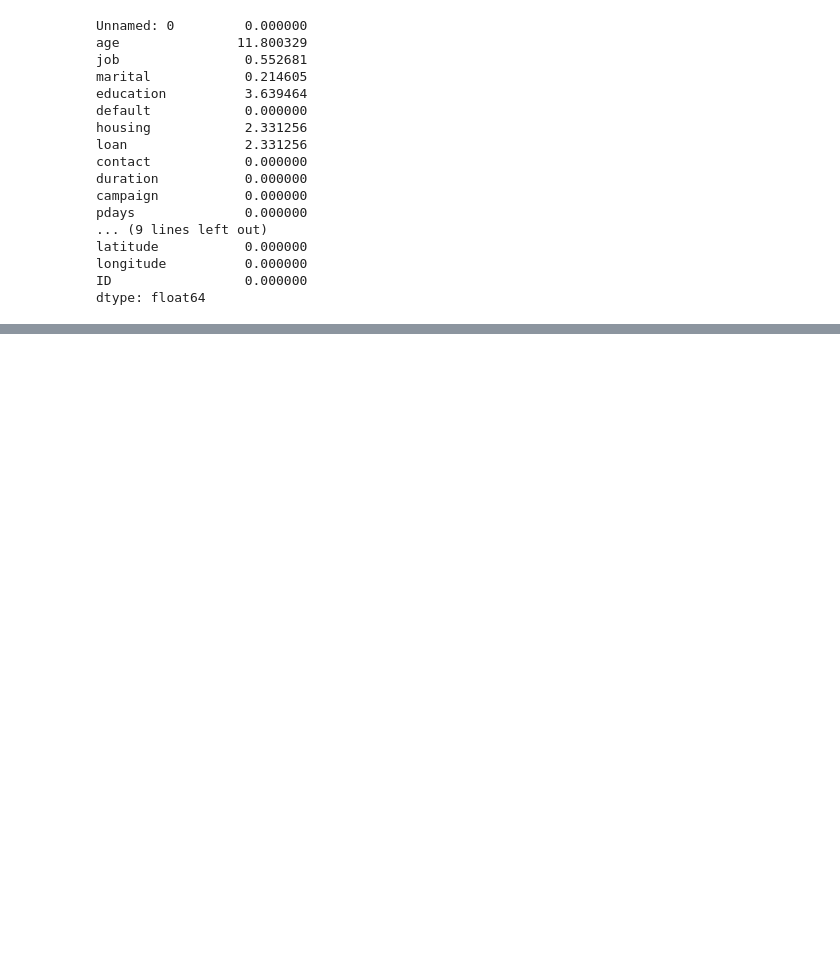
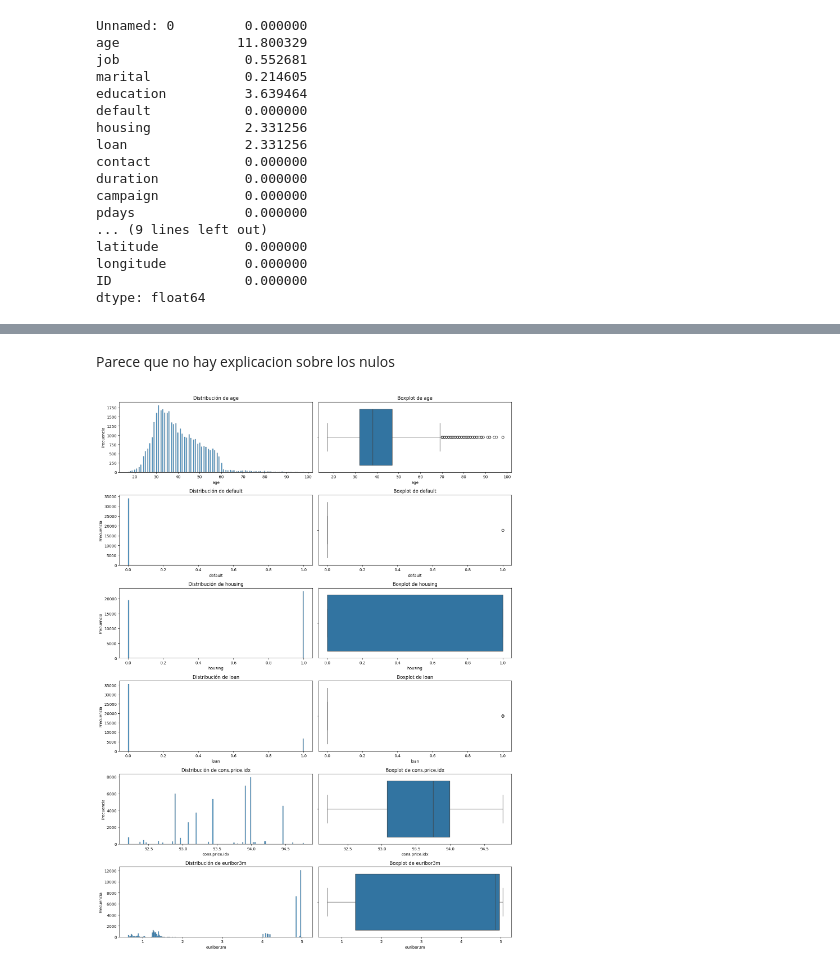
Before and after one commit to mrosaortega/Proyecto_EDA_Python, a Jupyter notebook: notebook/03_nulos.ipynb, the cells around one changed output, grey strips where cells are left out. Saved outputs shown, nothing was run; the diff lists cells and outputs as text; code cells hidden in the pictures; blank space fills up the shorter version.

```diff
--- a/notebook/03_nulos.ipynb
+++ b/notebook/03_nulos.ipynb
@@ -190,0 +75,5 @@ None
+# %%
+for col in df_nulos.select_dtypes(include="number").columns:
+    print(col.upper())
+    display(df[col].value_counts()/df.shape[0]*100)
+    print("_______________")
@@ -244,0 +244,28 @@ dtype: float64
+# %% [markdown]
+Parece que no hay explicacion sobre los nulos
+# %%
+def subplot_col_num (dataframe):
+    col_nums = dataframe.select_dtypes(include="number").columns
+    num_graph = len(col_nums)
+    num_rows = (num_graph + 2)// 2
+
+    fig, axes = plt.subplots(num_graph, 2, figsize=(15, num_rows*5))
+
+    for i, col in enumerate(col_nums):
+        sns.histplot(data=dataframe, x=col, ax=axes[i,0], bins=200)
+        axes[i,0].set_title(f"Distribución de {col}")
+        axes[i,0].set_xlabel(col)
+        axes[i,0].set_ylabel("Frecuencia")
+
+        sns.boxplot(data=dataframe, x=col, ax =axes[i,1])
+        axes[i,1].set_title(f"Boxplot de {col}")
+
+    for j in range(i+1, len(axes)):
+        fig.delaxes(axes[j])
+
+    plt.tight_layout()
+    plt.show()
+# %%
+subplot_col_num (df_nulos)
+# %% [output]
+[figure, added]
```
Also changed, not shown: parts of 44 cells of this notebook, 1 other file.
